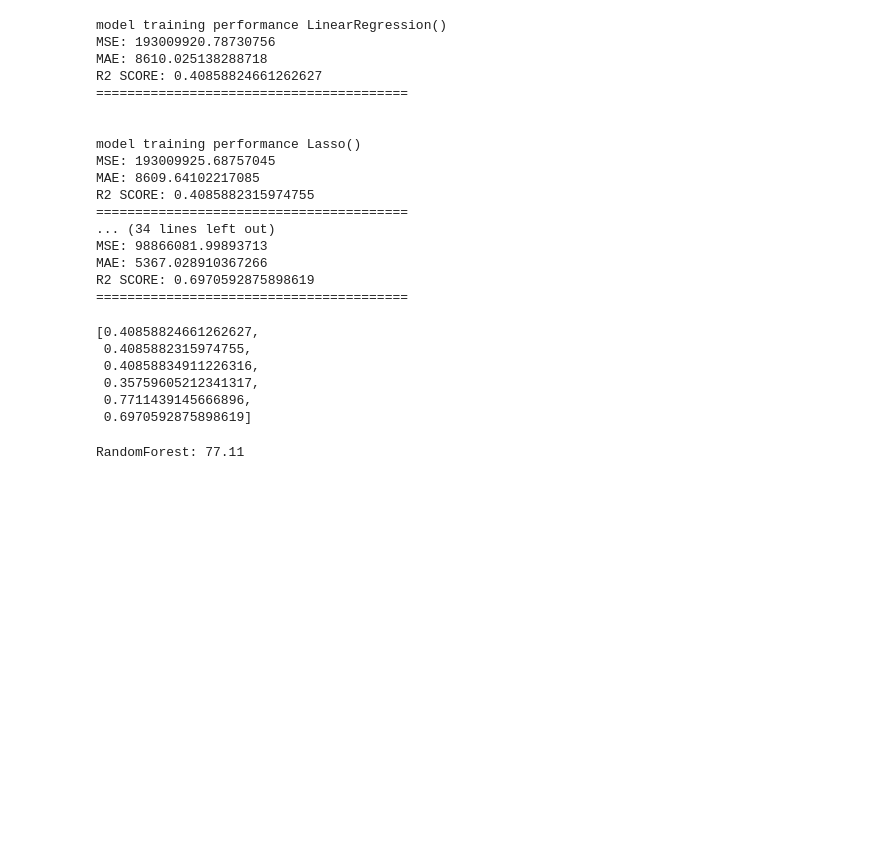
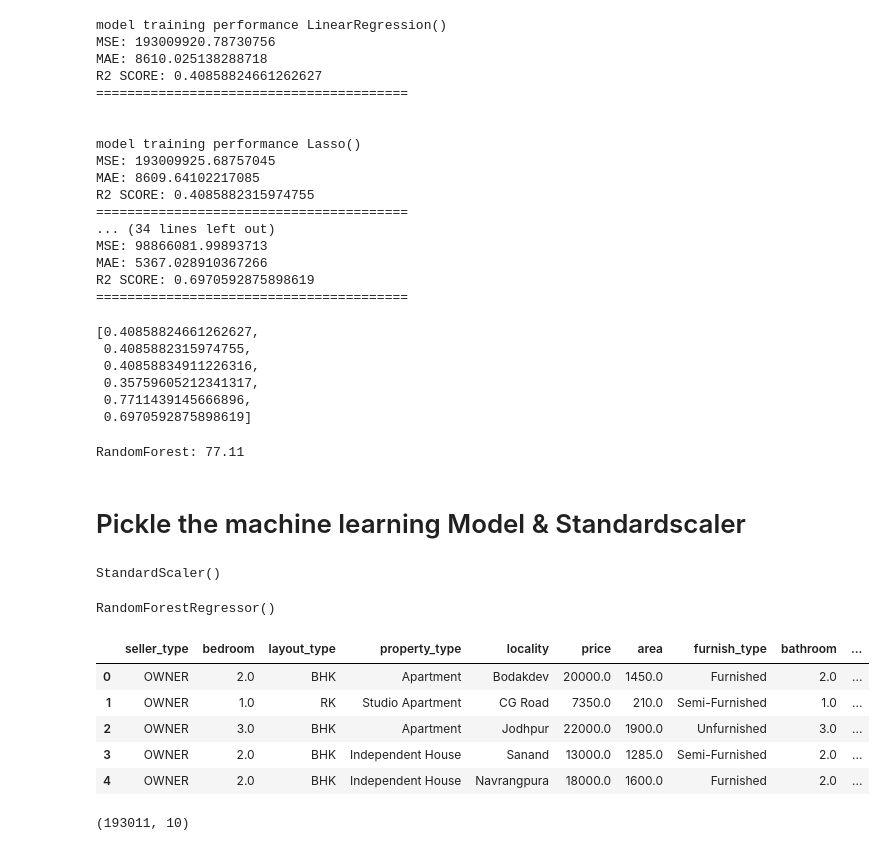
Before and after one commit to CSBS-Department/2025_B_Batch01, a Jupyter notebook: experiment/experiments.ipynb, the cells around one changed output. Drawn from its saved outputs; the diff is of its cells as text; code cells hidden in the pictures; blank space fills up the shorter version.

```diff
--- a/experiment/experiments.ipynb
+++ b/experiment/experiments.ipynb
@@ -629,3 +629,13 @@ r2_list
 print(f"RandomForest: {max(r2_list)*100:.2f}")
 # %% [output]
 RandomForest: 77.11
+# %% [markdown]
+# Pickle the machine learning Model & Standardscaler
+# %%
+StandardScaler()
+# %% [output]
+StandardScaler()
+# %%
+RandomForestRegressor()
+# %% [output]
+RandomForestRegressor()
@@ -631,0 +646,15 @@ RandomForest: 77.11
+# %%
+df=pd.read_csv('States.csv')
+# %%
+df.head()
+# %% [output]
+|  | seller_type | bedroom | layout_type | property_type | locality | price | area | furnish_type | bathroom | ... |
+| 0 | OWNER | 2.0 | BHK | Apartment | Bodakdev | 20000.0 | 1450.0 | Furnished | 2.0 | ... |
+| 1 | OWNER | 1.0 | RK | Studio Apartment | CG Road | 7350.0 | 210.0 | Semi-Furnished | 1.0 | ... |
+| 2 | OWNER | 3.0 | BHK | Apartment | Jodhpur | 22000.0 | 1900.0 | Unfurnished | 3.0 | ... |
+| 3 | OWNER | 2.0 | BHK | Independent House | Sanand | 13000.0 | 1285.0 | Semi-Furnished | 2.0 | ... |
+| 4 | OWNER | 2.0 | BHK | Independent House | Navrangpura | 18000.0 | 1600.0 | Furnished | 2.0 | ... |
+# %%
+df.shape
+# %% [output]
+(193011, 10)
```
Also changed, not shown: parts of 1 cell of this notebook, 10 other files.
